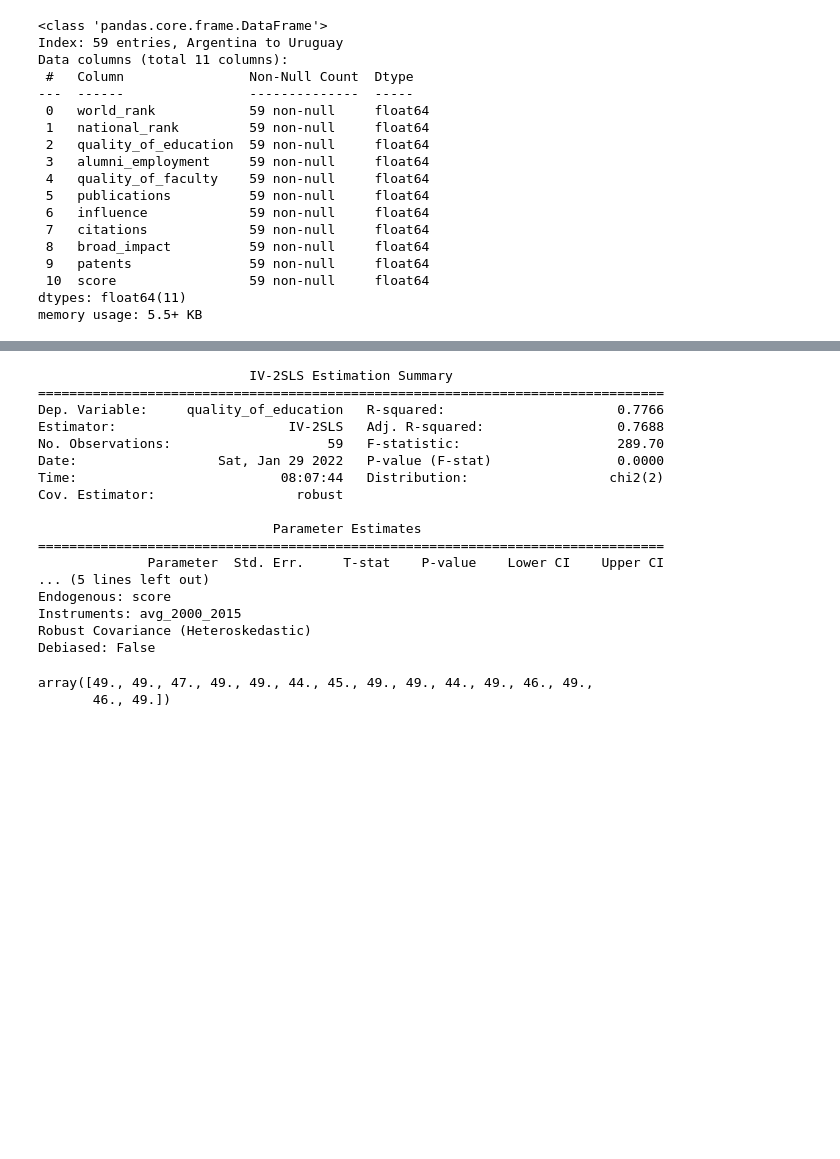
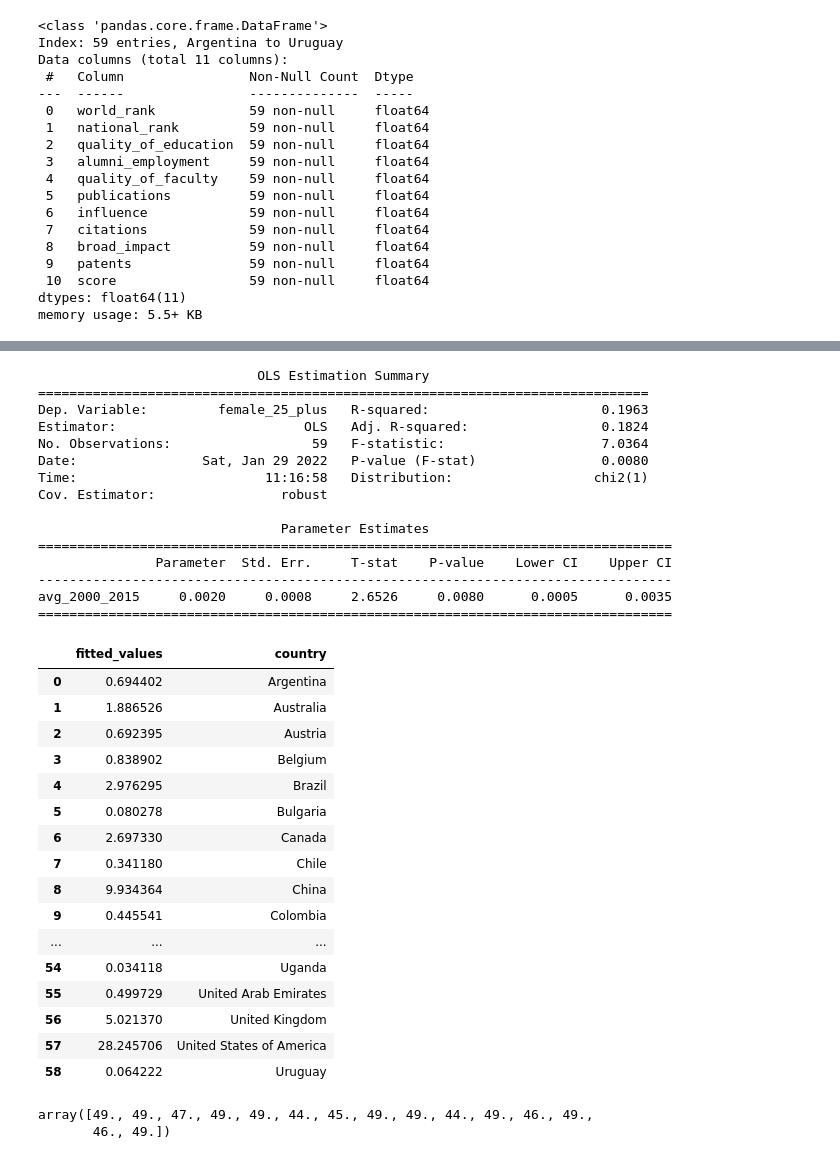
Before and after one commit to bluewallumich/Predicting-Educational-Outcomes, a Jupyter notebook: Milestone II Project v1.ipynb, the cells around one changed output, grey strips where cells are left out. Cells and saved outputs as stored; diff of their text form; code cells hidden in the pictures; blank space fills up the shorter version.

```diff
--- a/Milestone II Project v1.ipynb
+++ b/Milestone II Project v1.ipynb
@@ -489,33 +472,66 @@ a_final_frame.head(100)
 # a_final_frame.score.values
 ###
 # %%
+###Notes to be erased.
+'''
+Endogenous Variable --  a variable that is determined or changed by the relationships it has with other variables.  Correlates with other variables mainly the dependant variable
+Exogenous Variable -- independant variable.  Does not dierctly corelate or have a direct effect
+#a_final_frame['citations']  a_final_frame['broad_impact'])
+'''
+
 from linearmodels import IV2SLS
 
-m = IV2SLS(dependent = a_final_frame['quality_of_education'],
-           exog=a_final_frame['broad_impact'],
-           endog=a_final_frame['score'],
-           instruments=a_final_frame['avg_2000_2015'])
+m = IV2SLS(dependent = a_final_frame['female_25_plus'],
+           exog=a_final_frame['avg_2000_2015'],
+           endog=None,
+           instruments=None)
 
 iv2sls2_8=m.fit(cov_type='robust')
-print(iv2sls2_8)
+
+print(iv2sls2_8)  ###GDP is significant
 # %% [output]
-                           IV-2SLS Estimation Summary
-================================================================================
-Dep. Variable:     quality_of_education   R-squared:                      0.7766
-Estimator:                      IV-2SLS   Adj. R-squared:                 0.7688
-No. Observations:                    59   F-statistic:                    289.70
-Date:                  Sat, Jan 29 2022   P-value (F-stat)                0.0000
-Time:                          08:07:44   Distribution:                  chi2(2)
-Cov. Estimator:                  robust
+                            OLS Estimation Summary
+==============================================================================
+Dep. Variable:         female_25_plus   R-squared:                      0.1963
+Estimator:                        OLS   Adj. R-squared:                 0.1824
+No. Observations:                  59   F-statistic:                    7.0364
+Date:                Sat, Jan 29 2022   P-value (F-stat)                0.0080
+Time:                        11:16:58   Distribution:                  chi2(1)
+Cov. Estimator:                robust
 
-                              Parameter Estimates
-================================================================================
-              Parameter  Std. Err.     T-stat    P-value    Lower CI    Upper CI
-... (5 lines left out)
-Endogenous: score
-Instruments: avg_2000_2015
-Robust Covariance (Heteroskedastic)
-Debiased: False
+                               Parameter Estimates
+=================================================================================
+               Parameter  Std. Err.     T-stat    P-value    Lower CI    Upper CI
+---------------------------------------------------------------------------------
+avg_2000_2015     0.0020     0.0008     2.6526     0.0080      0.0005      0.0035
+=================================================================================
+# %%
+### SLS prediction is female dependant on average GDP
+SLSresults = iv2sls2_8.predict()
+country_final = a_final_frame['country']
+
+SLSframe = [SLSresults, country_final]
+
+pred_frame = pd.concat(SLSframe,axis=1,join='outer')
+pred_frame
+# %% [output]
+|  | fitted_values | country |
+| 0 | 0.694402 | Argentina |
+| 1 | 1.886526 | Australia |
+| 2 | 0.692395 | Austria |
+| 3 | 0.838902 | Belgium |
+| 4 | 2.976295 | Brazil |
+| 5 | 0.080278 | Bulgaria |
+| 6 | 2.697330 | Canada |
+| 7 | 0.341180 | Chile |
+| 8 | 9.934364 | China |
+| 9 | 0.445541 | Colombia |
+| ... | ... | ... |
+| 54 | 0.034118 | Uganda |
+| 55 | 0.499729 | United Arab Emirates |
+| 56 | 5.021370 | United Kingdom |
+| 57 | 28.245706 | United States of America |
+| 58 | 0.064222 | Uruguay |
 # %%
 #Naive Bayes
 ##How would I use this with the data?
```
Also changed, not shown: parts of 4 cells of this notebook.
